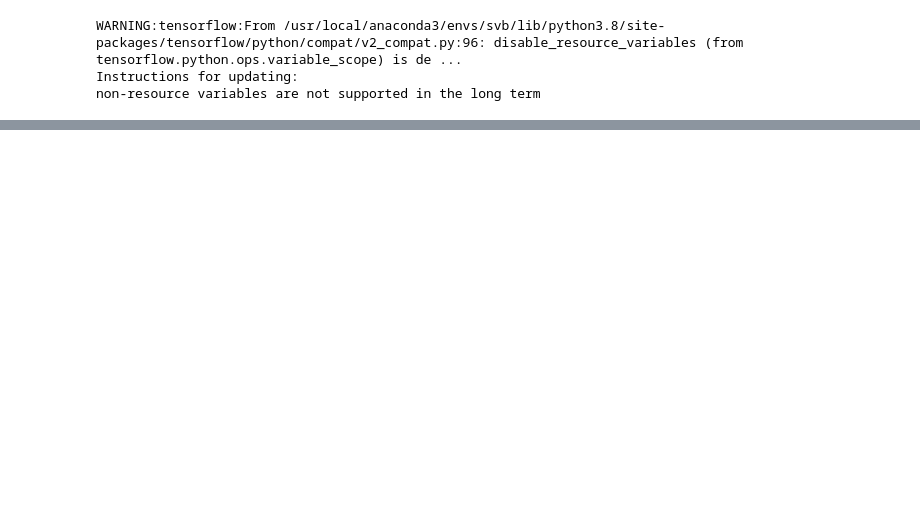
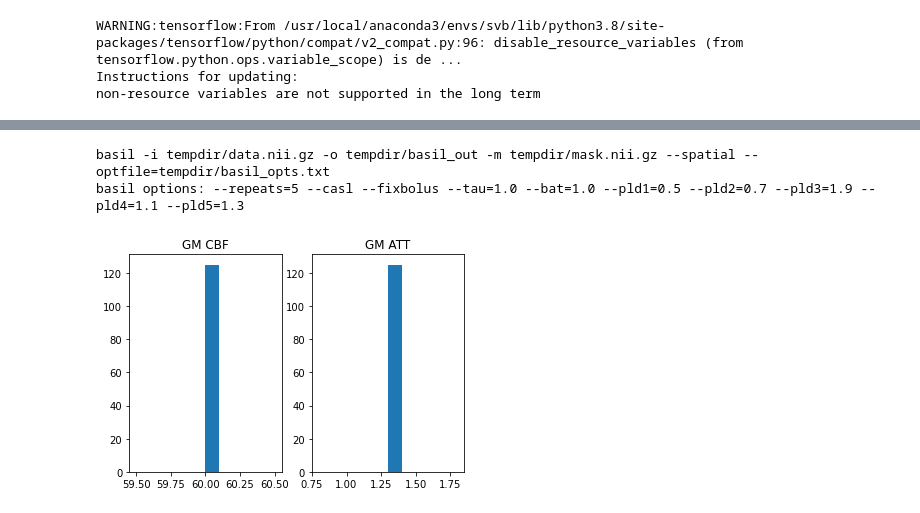
Before and after one commit to tomfrankkirk/pvec_problems, a Jupyter notebook: vPVEc_shooutout.ipynb, the cells around one changed output, grey strips where cells are left out. Cells and saved outputs as stored; diff of their text form; code cells hidden in the pictures; blank space fills up the shorter version.

```diff
--- a/vPVEc_shooutout.ipynb
+++ b/vPVEc_shooutout.ipynb
@@ -21,0 +193,21 @@ non-resource variables are not supported in the long term
+# %%
+bopts = {
+    "repeats": REPEATS,
+    "casl": True,
+    "fixbolus": True,
+    "tau": TAU,
+    "bat": 1.0
+}
+for pidx,p in enumerate(plds):
+    bopts[f'pld{pidx+1}'] = p
+
+basl, batt = run_basil(data, np.ones(spc.size), bopts)
+plt.subplot(1,2,1)
+plt.hist(basl.flatten()); plt.title("GM CBF")
+plt.subplot(1,2,2)
+plt.hist(batt.flatten()); plt.title("GM ATT")
+plt.show()
+# %% [output]
+basil -i tempdir/data.nii.gz -o tempdir/basil_out -m tempdir/mask.nii.gz --spatial --optfile=tempdir/basil_opts.txt
+basil options: --repeats=5 --casl --fixbolus --tau=1.0 --bat=1.0 --pld1=0.5 --pld2=0.7 --pld3=1.9 --pld4=1.1 --pld5=1.3
+[figure, added]
```
Also changed, not shown: parts of 29 cells of this notebook, 1 other file.
